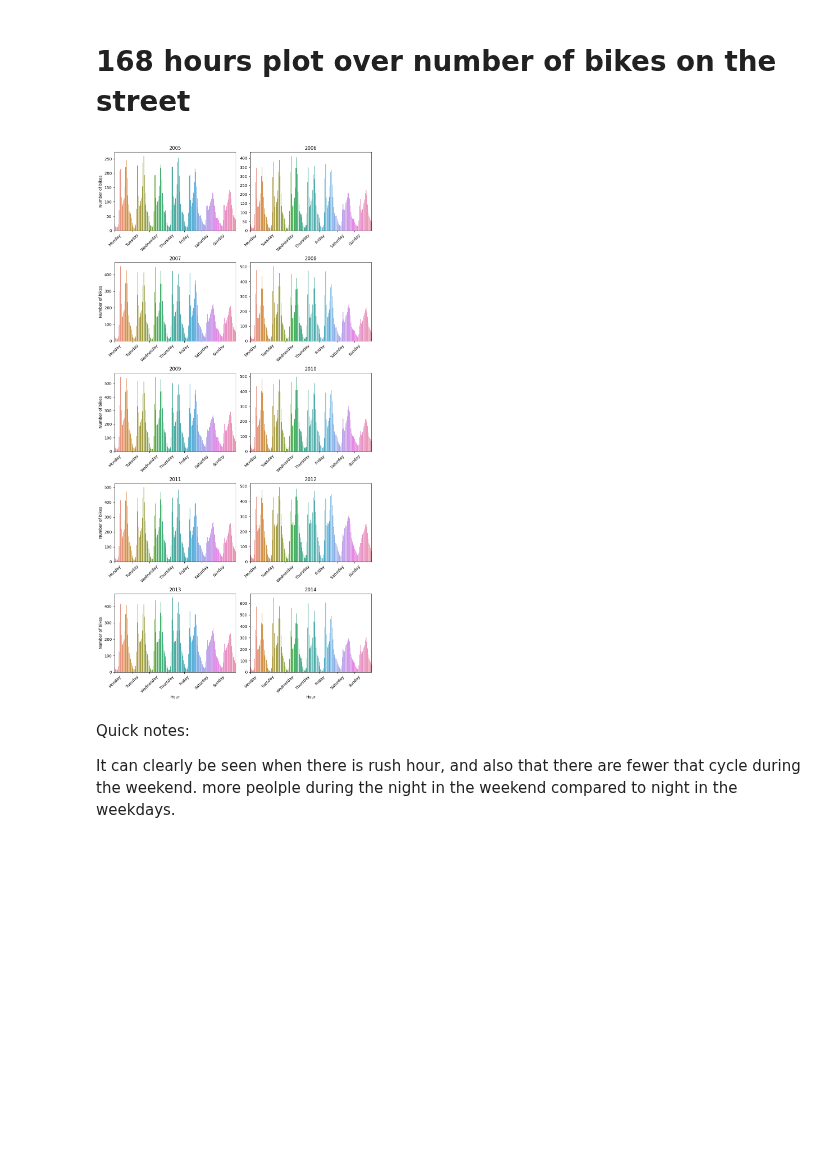
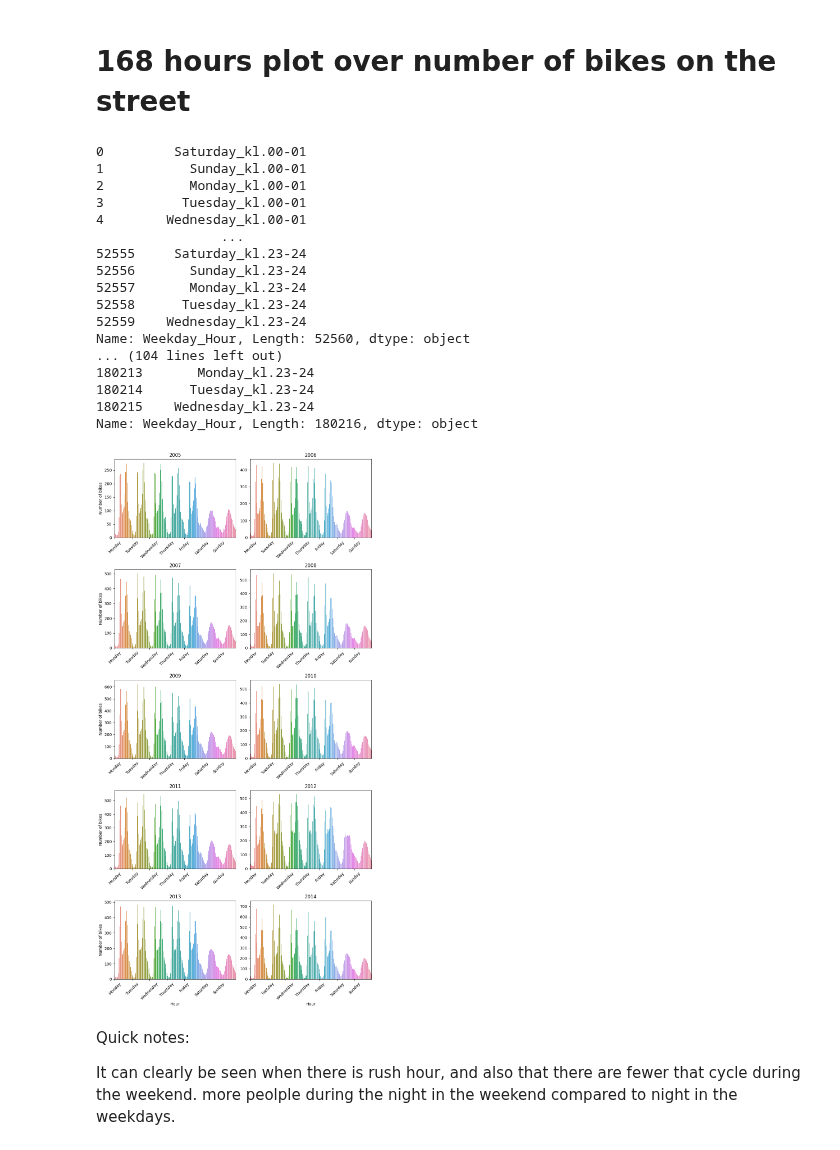
Before and after one commit to jukobo/jukobo.github.io, a Jupyter notebook: Exam_project/B_plots.ipynb, the cells around one changed output. Drawn from its saved outputs; the diff is of its cells as text; code cells hidden in the pictures; blank space fills up the shorter version.

```diff
--- a/Exam_project/B_plots.ipynb
+++ b/Exam_project/B_plots.ipynb
@@ -177,7 +177,7 @@ for i, file_path in enumerate(file_paths):
     # Read the dataset from Excel file
     data = pd.read_excel(file_path, usecols='A:AD', skiprows=10)
 
-    data['Dato'] = pd.to_datetime(data['Dato'])
+    data['Dato'] = pd.to_datetime(data['Dato'], format='%d.%m.%Y')
     data['weekdays'] = get_weekday(data['Dato'])
 
     # Reshape the DataFrame so that each timeslot becomes a separate row
@@ -190,6 +190,7 @@ for i, file_path in enumerate(file_paths):
 
     # Create a new column with the combined weekday and hour
     df['Weekday_Hour'] = df['weekdays'] + '_' + df['Hour']
+    # print(df['Weekday_Hour'])
 
     # Define the order of weekdays and hours
     weekdays = ['Monday', 'Tuesday', 'Wednesday', 'Thursday', 'Friday', 'Saturday', 'Sunday']
@@ -200,34 +201,51 @@ for i, file_path in enumerate(file_paths):
     # Create a new column with the order of weekdays and hours
     df['Weekday_Hour'] = pd.Categorical(df['Weekday_Hour'], categories=[f'{weekday}_{hour}' for weekday in weekdays for hour in hours], ordered=True)
 
     # Sort the DataFrame based on the order of weekdays and hours
     df = df.sort_values('Weekday_Hour')
 
     # Plot the data on the corresponding subplot
     ax = axs[i // num_cols, i % num_cols]
     sns.barplot(data=df, x='Weekday_Hour', y='Value', ax=ax, ci=None)
     ax.set_title(year)
 
     if i % num_cols == 0:  # Check if the subplot is in the first column
         ax.set_ylabel('Number of bikes')
     else:
         ax.set_ylabel('')  # Set empty string for y-label for other subplots
     if i // num_cols == 4:
         ax.set_xlabel('Hour')
     else:
         ax.set_xlabel('')  # Set empty string for x-label for other subplots
     ax.set_xticks(range(0, 168, 24))  # Set ticks for weekdays
     ax.set_xticklabels(weekdays, rotation=45)  # Set labels for weekdays
     ax.set_ylim(0, None)  # Set y-axis limit to start from 0
     ax.grid(False)
 
 # Adjust layout to prevent overlap of subplots
 plt.tight_layout()
 
 # Show the plot
 plt.show()
 # %% [output]
+0         Saturday_kl.00-01
+1           Sunday_kl.00-01
+2           Monday_kl.00-01
+3          Tuesday_kl.00-01
+4        Wednesday_kl.00-01
+                ...
+52555     Saturday_kl.23-24
+52556       Sunday_kl.23-24
+52557       Monday_kl.23-24
+52558      Tuesday_kl.23-24
+52559    Wednesday_kl.23-24
+Name: Weekday_Hour, Length: 52560, dtype: object
+... (104 lines left out)
+180213       Monday_kl.23-24
+180214      Tuesday_kl.23-24
+180215    Wednesday_kl.23-24
+Name: Weekday_Hour, Length: 180216, dtype: object
-[figure, old version]
+[figure, new version]
 # %% [markdown]
 Quick notes:
 
```
Also changed, not shown: parts of 1 cell of this notebook.
